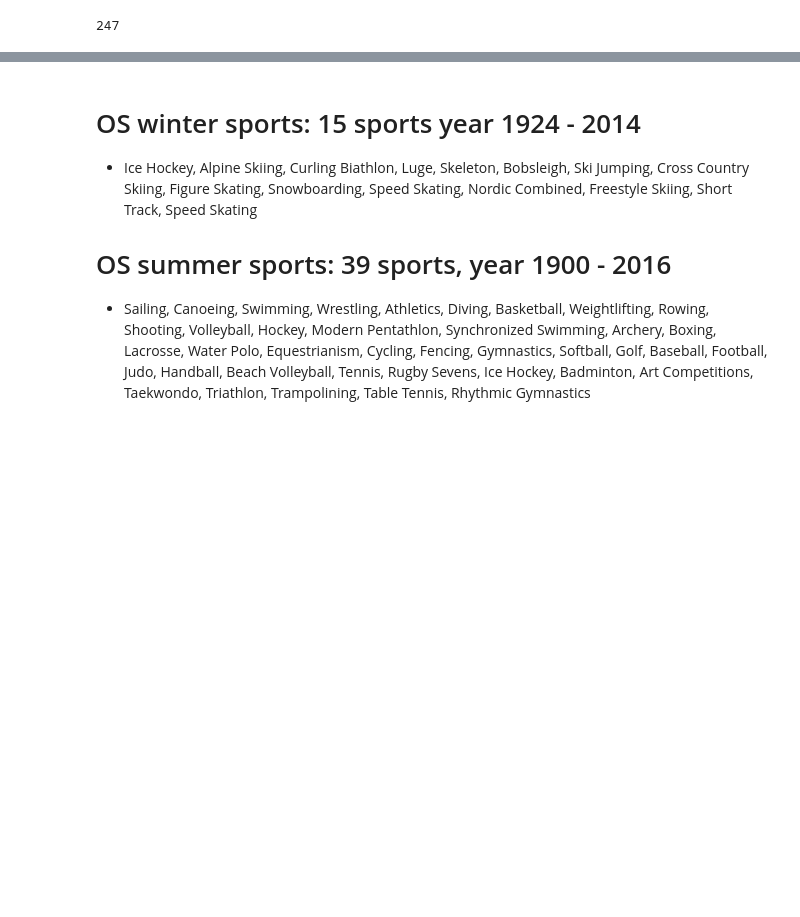
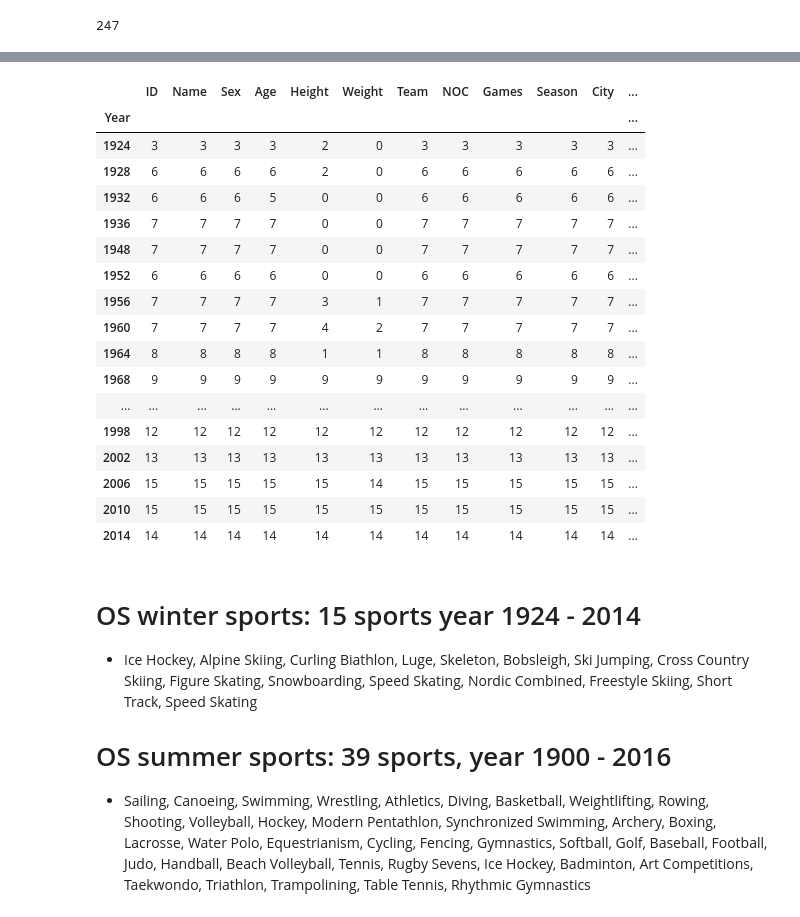
Before and after one commit to Rufshod/group_project_OS_canada, a Jupyter notebook: Data/canada_winter_summer.ipynb, the cells around one changed output, grey strips where cells are left out. Drawn from its saved outputs; the diff is of its cells as text; code cells hidden in the pictures; blank space fills up the shorter version.

Commit message:
Failed attempts at sorting out team sports

```diff
--- a/Data/canada_winter_summer.ipynb
+++ b/Data/canada_winter_summer.ipynb
@@ -23,3 +23,6 @@ Amount of winter medals: 522, summer medals: 538, summer has 16 more medals
 len(df_canada_winter[df_canada_winter["Medal"]=="Gold"].dropna())
 # %% [output]
 247
+# %%
+
+winter = df_canada_winter.drop_duplicates(subset=["Year","Sport"])
@@ -25,0 +68,21 @@ len(df_canada_winter[df_canada_winter["Medal"]=="Gold"].dropna())
+# %%
+winter.groupby("Year").count()
+# %% [output]
+|  | ID | Name | Sex | Age | Height | Weight | Team | NOC | Games | Season | City | ... |
+| Year |  |  |  |  |  |  |  |  |  |  |  | ... |
+| 1924 | 3 | 3 | 3 | 3 | 2 | 0 | 3 | 3 | 3 | 3 | 3 | ... |
+| 1928 | 6 | 6 | 6 | 6 | 2 | 0 | 6 | 6 | 6 | 6 | 6 | ... |
+| 1932 | 6 | 6 | 6 | 5 | 0 | 0 | 6 | 6 | 6 | 6 | 6 | ... |
+| 1936 | 7 | 7 | 7 | 7 | 0 | 0 | 7 | 7 | 7 | 7 | 7 | ... |
+| 1948 | 7 | 7 | 7 | 7 | 0 | 0 | 7 | 7 | 7 | 7 | 7 | ... |
+| 1952 | 6 | 6 | 6 | 6 | 0 | 0 | 6 | 6 | 6 | 6 | 6 | ... |
+| 1956 | 7 | 7 | 7 | 7 | 3 | 1 | 7 | 7 | 7 | 7 | 7 | ... |
+| 1960 | 7 | 7 | 7 | 7 | 4 | 2 | 7 | 7 | 7 | 7 | 7 | ... |
+| 1964 | 8 | 8 | 8 | 8 | 1 | 1 | 8 | 8 | 8 | 8 | 8 | ... |
+| 1968 | 9 | 9 | 9 | 9 | 9 | 9 | 9 | 9 | 9 | 9 | 9 | ... |
+| ... | ... | ... | ... | ... | ... | ... | ... | ... | ... | ... | ... | ... |
+| 1998 | 12 | 12 | 12 | 12 | 12 | 12 | 12 | 12 | 12 | 12 | 12 | ... |
+| 2002 | 13 | 13 | 13 | 13 | 13 | 13 | 13 | 13 | 13 | 13 | 13 | ... |
+| 2006 | 15 | 15 | 15 | 15 | 15 | 14 | 15 | 15 | 15 | 15 | 15 | ... |
+| 2010 | 15 | 15 | 15 | 15 | 15 | 15 | 15 | 15 | 15 | 15 | 15 | ... |
+| 2014 | 14 | 14 | 14 | 14 | 14 | 14 | 14 | 14 | 14 | 14 | 14 | ... |
```
Also changed, not shown: parts of 4 cells of this notebook.
